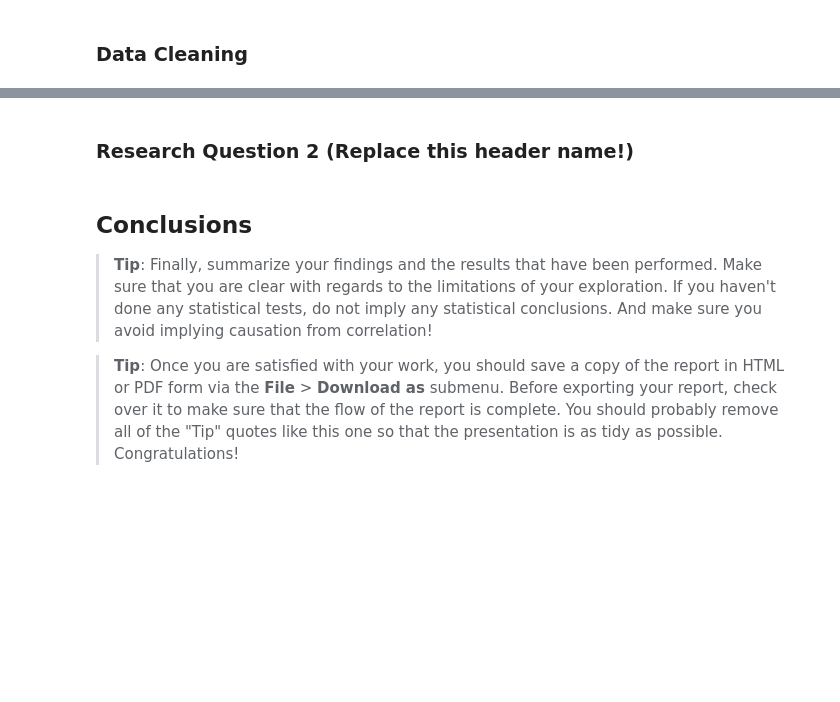
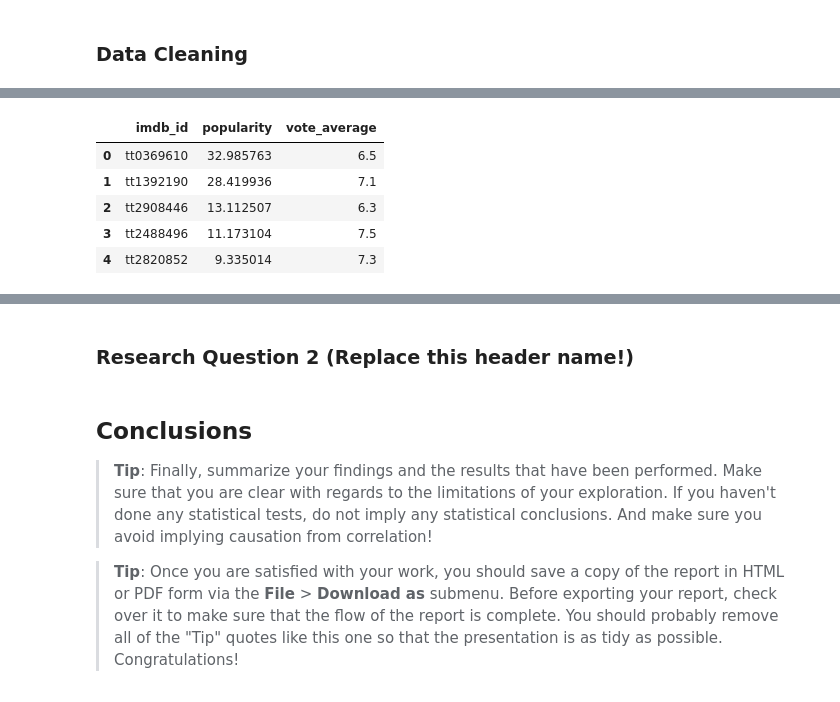
Before and after one commit to arielma/tmdb-movies-dataset-analysis, a Jupyter notebook: Xiaohang_Ma TMDB Movie Data Analysis.ipynb, the cells around one changed output, grey strips where cells are left out. Cells and saved outputs as stored; diff of their text form; code cells hidden in the pictures; blank space fills up the shorter version.

Commit message:
Completed Data Cleaning section

```diff
--- a/Xiaohang_Ma TMDB Movie Data Analysis.ipynb
+++ b/Xiaohang_Ma TMDB Movie Data Analysis.ipynb
@@ -244,5 +224,9 @@ movies_df_cleaned.count()
 # %%
-### Now from movies_df_cleaned dataframe, I want to check if any of the id is duplicate
-(movies_df_cleaned.groupby('imdb_id').filter(lambda x: len(x) > 1))
+#2. From movies_df_imdb_id_cleaned removing rows where imdb_id is duplicated.
+# Now from movies_df_imdb_id_cleaned, I want to check if any of the id is duplicate
+(movies_df_imdb_id_cleaned.groupby('imdb_id').filter(lambda x: len(x) > 1))
+# Then I will drop the second row as duplicate and keep the top row
+movies_df_imdb_id_cleaned = movies_df_imdb_id_cleaned.drop_duplicates(subset='imdb_id', keep='first')
 
-(movies_df_original.groupby('id').filter(lambda x: len(x) > 1))
+# Double-check that there is no duplicate imdb_id anymore. This should return nothing:
+(movies_df_imdb_id_cleaned.groupby('imdb_id').filter(lambda x: len(x) > 1))
@@ -255,0 +238,20 @@ movies_df_cleaned.count()
+# %%
+# Defining functions that can be used to extract data:
+
+# return_cleaned_data_for_num_column: returning a new DataFrame instance that only containing imdb_id and
+# the other single column in interest, where the value of the column in interested is selecting by comparing with the passed-in
+# numerical parameter compared_value.
+
+def return_cleaned_data_for_num_column(column_interested, compared_value):
+    df_column_interested = movies_df_imdb_id_cleaned[['imdb_id', column_interested]].copy()
+    return df_column_interested[df_column_interested[column_interested ]!= compared_value]
+
+# return_cleaned_data_for_num_column: returning a new DataFrame instance that only containing imdb_id and
+# the other single non-numerical column in interest, where the value of the column in interested is selected if it is not null.
+def return_cleaned_data_for_char_column(column_interested):
+    df_column_interested = movies_df_imdb_id_cleaned[['imdb_id', column_interested]].copy()
+    return df_column_interested[df_column_interested[column_interested].notnull()]
+
+# get_first_actor: returning the first actor in the cast column for each movie.
+def get_first_actor(actors):
+    return actors.split('|')[0]
@@ -255,0 +272,6 @@ movies_df_cleaned.count()
+# %%
+# 4. Creating a new dataset movies_df_pop from movies_df_imdb_id_cleaned where rows that popularity field is zero.
+#    This new dataset will be used for analysing the correlation between popularity and actor.
+#    Columns in the dataset are: imdb_id, popularity.
+movies_df_pop = return_cleaned_data_for_num_column('popularity', 0)
+movies_df_pop.head()
@@ -255,0 +285,13 @@ movies_df_cleaned.count()
+# %%
+# 5. Creating a new dataset 'movies_df_pop_vote' from movies_df_imdb_id_cleaned where rows that both popularity and vote_average fields are not zero.
+#    This new dataset will be used for analysing the correlation between popularity and vote_average.
+#    Columns in the dataset are: imdb_id, popularity and vote_average.
+movies_df_pop_vote = movies_df_pop.merge(return_cleaned_data_for_num_column('vote_average',0), on=['imdb_id'], how='inner')
+movies_df_pop_vote.head()
+# %% [output]
+|  | imdb_id | popularity | vote_average |
+| 0 | tt0369610 | 32.985763 | 6.5 |
+| 1 | tt1392190 | 28.419936 | 7.1 |
+| 2 | tt2908446 | 13.112507 | 6.3 |
+| 3 | tt2488496 | 11.173104 | 7.5 |
+| 4 | tt2820852 | 9.335014 | 7.3 |
```
Also changed, not shown: parts of 24 cells of this notebook.
